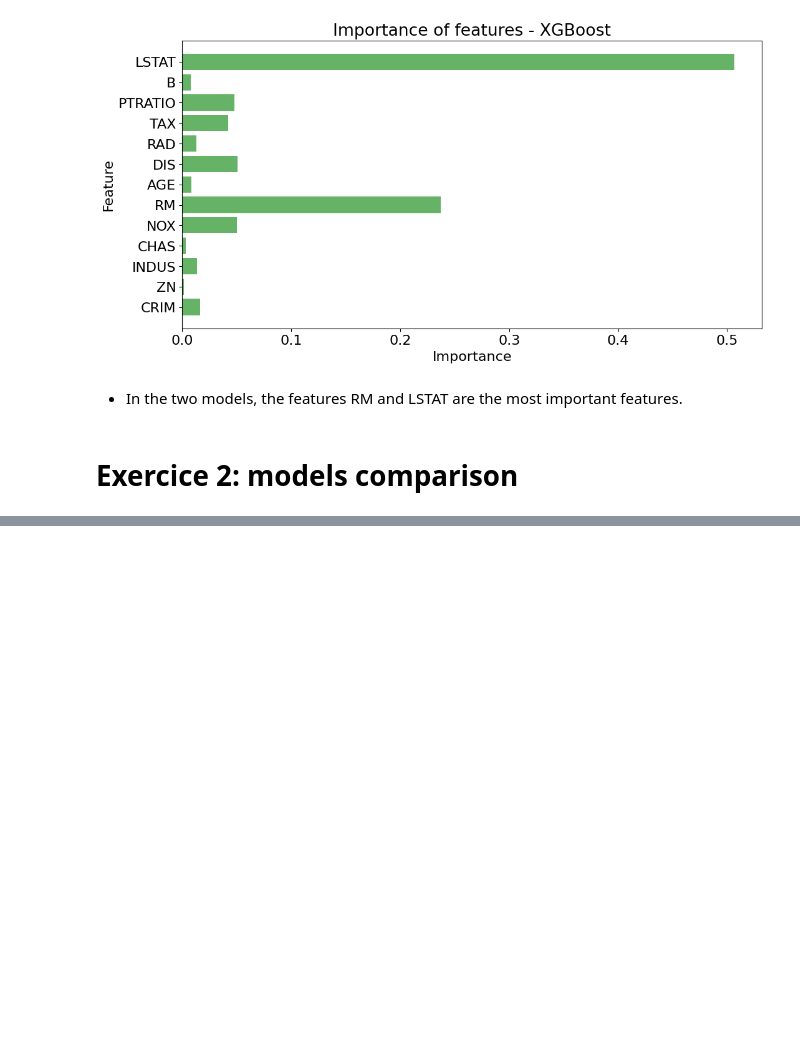
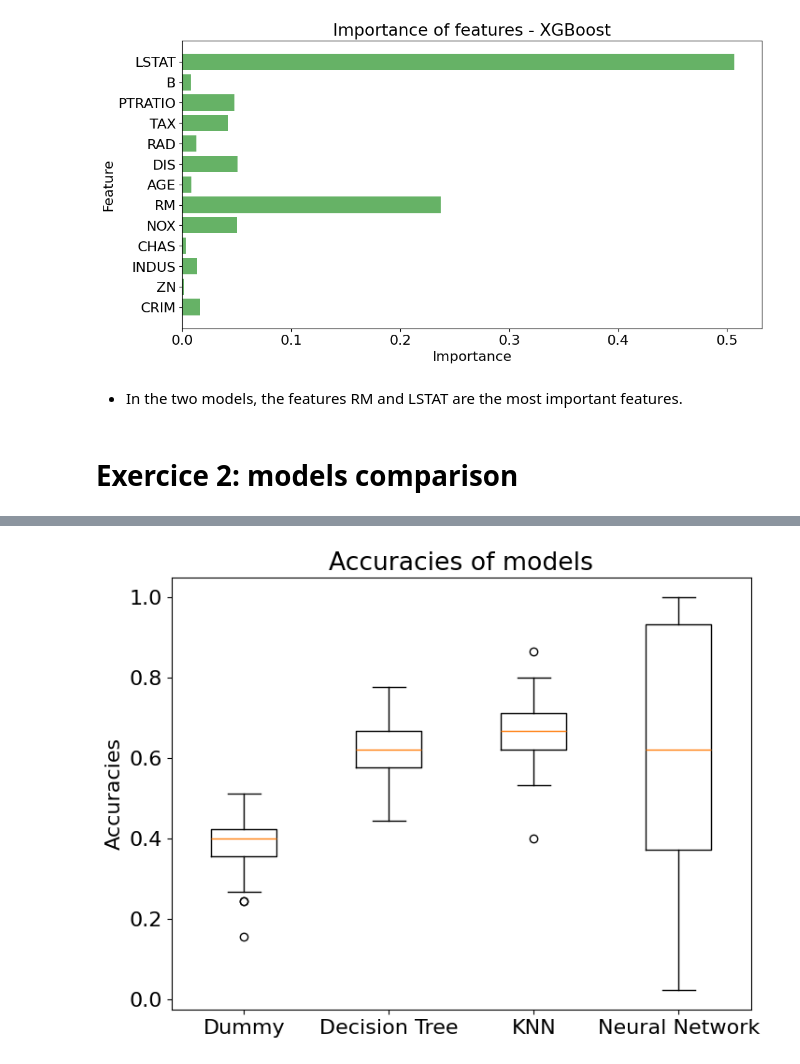
Before and after one commit to LucasTexier/Ensemble_learning, a Jupyter notebook: ensemble_learning.ipynb, the cells around one changed output, grey strips where cells are left out. Saved outputs shown, nothing was run; the diff lists cells and outputs as text; code cells hidden in the pictures; blank space fills up the shorter version.

```diff
--- a/ensemble_learning.ipynb
+++ b/ensemble_learning.ipynb
@@ -156,0 +185,37 @@ ValueError: could not convert string to float: 'class2'
+# %%
+# a dummy classifier
+from sklearn.dummy import DummyClassifier
+
+dummy_model = DummyClassifier(strategy="most_frequent")
+dummy_accuracy = get_accuracy(dummy_model)
+
+# a decision tree
+from sklearn.tree import DecisionTreeClassifier
+
+decisiontree_model = DecisionTreeClassifier(max_depth=1)
+decisiontree_accuracy = get_accuracy(decisiontree_model)
+
+# a KNN
+from sklearn.neighbors import KNeighborsClassifier
+
+knn_model = KNeighborsClassifier(n_neighbors=2)
+knn_accuracy = get_accuracy(knn_model)
+
+# a neural network
+from sklearn.neural_network import MLPClassifier
+
+nn_model = MLPClassifier(solver='adam', hidden_layer_sizes=(100,), max_iter=1000)
+nn_accuracy = get_accuracy(nn_model)
+# %%
+
+accuracies = [dummy_accuracy, decisiontree_accuracy, knn_accuracy, nn_accuracy]
+
+labels = ["Dummy", "Decision Tree", "KNN", "Neural Network"]
+plt.figure(figsize=(8, 6))
+plt.boxplot(accuracies)
+plt.xticks(range(1, 5), labels)
+plt.title("Accuracies of models")
+plt.ylabel("Accuracies")
+plt.show()
+# %% [output]
+[figure, added]
```
Also changed, not shown: parts of 13 cells of this notebook.
